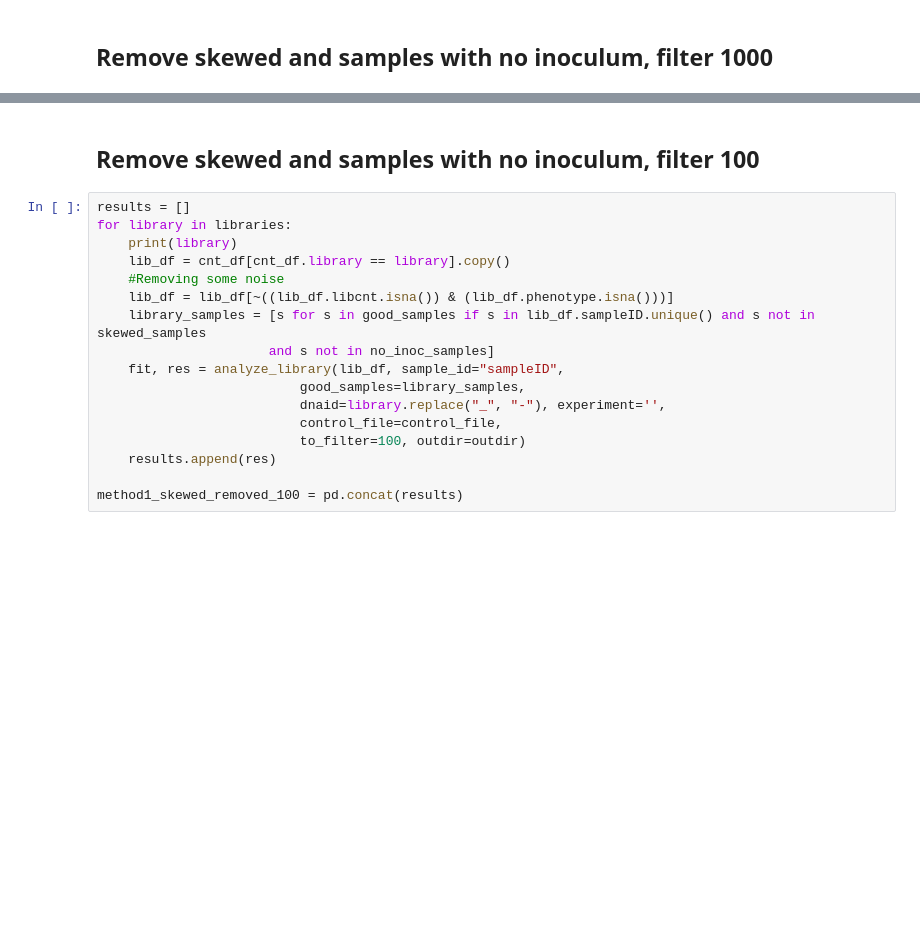
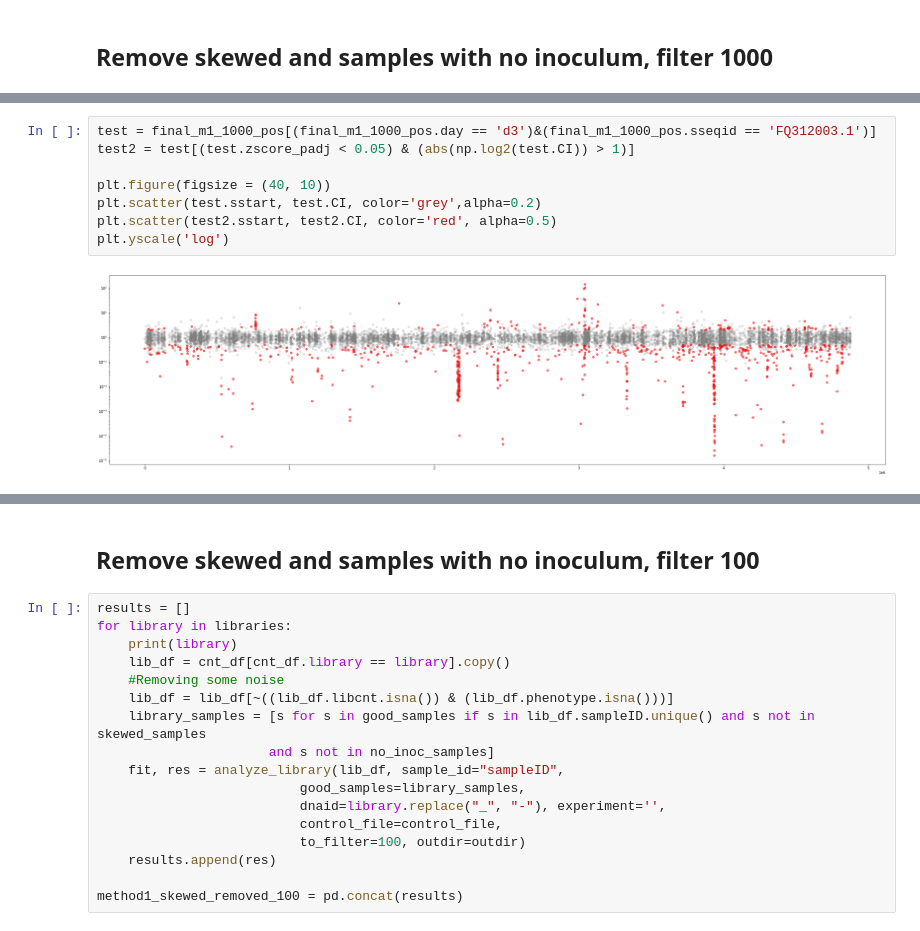
Before and after one commit to MicrobiologyETHZ/nguyenb_rbtnseq_2024, a Jupyter notebook: code/notebooks/07_2021/16_06_2021_Combined_Method1_and_Method2_analysis.ipynb, the cells around one changed output, grey strips where cells are left out. Cells and saved outputs as stored; diff of their text form; blank space fills up the shorter version.

```diff
--- a/code/notebooks/07_2021/16_06_2021_Combined_Method1_and_Method2_analysis.ipynb
+++ b/code/notebooks/07_2021/16_06_2021_Combined_Method1_and_Method2_analysis.ipynb
@@ -298,0 +542,10 @@ skewed_samples
+# %%
+test = final_m1_1000_pos[(final_m1_1000_pos.day == 'd3')&(final_m1_1000_pos.sseqid == 'FQ312003.1')]
+test2 = test[(test.zscore_padj < 0.05) & (abs(np.log2(test.CI)) > 1)]
+
+plt.figure(figsize = (40, 10))
+plt.scatter(test.sstart, test.CI, color='grey',alpha=0.2)
+plt.scatter(test2.sstart, test2.CI, color='red', alpha=0.5)
+plt.yscale('log')
+# %% [output]
+[figure, added]
```
Also changed, not shown: parts of 39 cells of this notebook, 3 other files.
